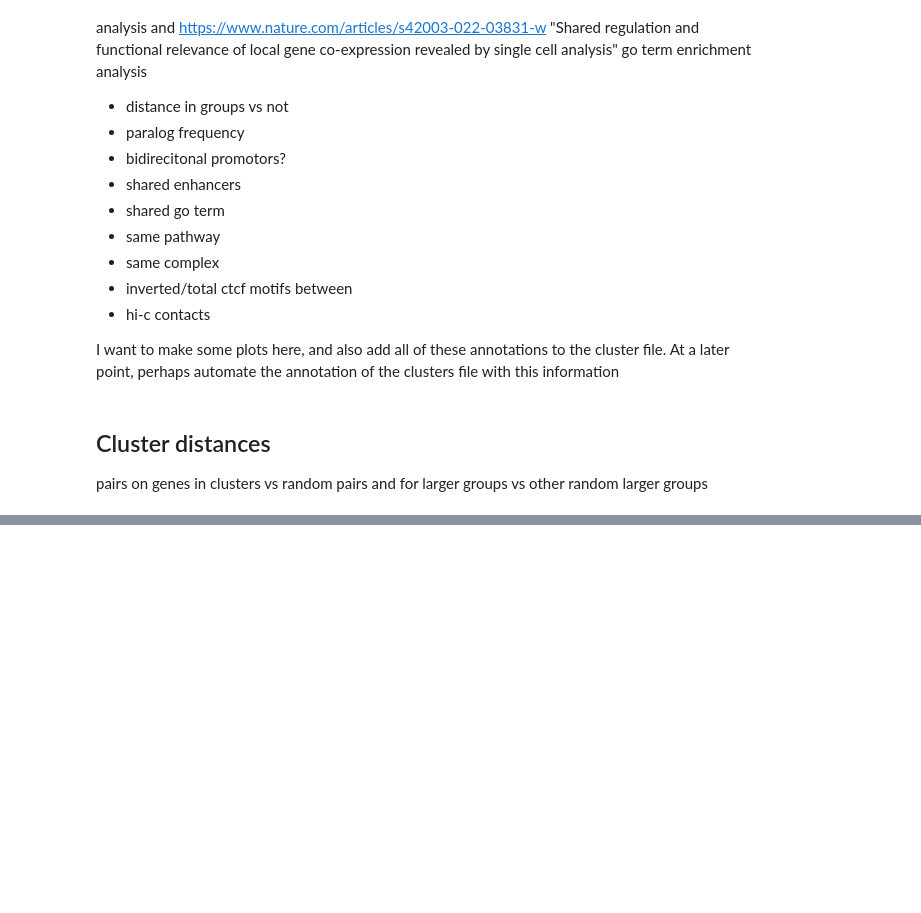
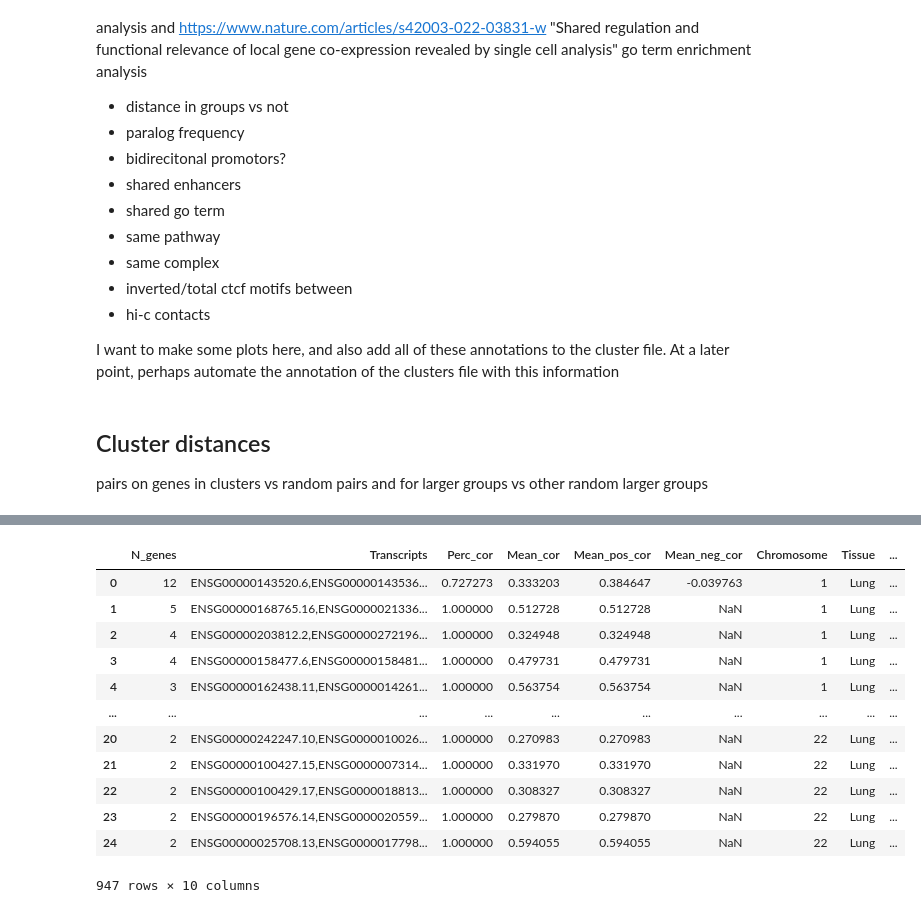
Before and after one commit to kal26/pcqtls, a Jupyter notebook: workflow/notebooks/cluster_analysis/cluster_annotation.ipynb, the cells around one changed output, grey strips where cells are left out. Saved outputs shown, nothing was run; the diff lists cells and outputs as text; code cells hidden in the pictures; blank space fills up the shorter version.

```diff
--- a/workflow/notebooks/cluster_analysis/cluster_annotation.ipynb
+++ b/workflow/notebooks/cluster_analysis/cluster_annotation.ipynb
@@ -158,0 +159,16 @@ if any of the genes in the cluster are opposite strand with tss < 1000 bp away,
+# %%
+cluster_df
+# %% [output]
+|  | N_genes | Transcripts | Perc_cor | Mean_cor | Mean_pos_cor | Mean_neg_cor | Chromosome | Tissue | ... |
+| 0 | 12 | ENSG00000143520.6,ENSG00000143536... | 0.727273 | 0.333203 | 0.384647 | -0.039763 | 1 | Lung | ... |
+| 1 | 5 | ENSG00000168765.16,ENSG0000021336... | 1.000000 | 0.512728 | 0.512728 | NaN | 1 | Lung | ... |
+| 2 | 4 | ENSG00000203812.2,ENSG00000272196... | 1.000000 | 0.324948 | 0.324948 | NaN | 1 | Lung | ... |
+| 3 | 4 | ENSG00000158477.6,ENSG00000158481... | 1.000000 | 0.479731 | 0.479731 | NaN | 1 | Lung | ... |
+| 4 | 3 | ENSG00000162438.11,ENSG0000014261... | 1.000000 | 0.563754 | 0.563754 | NaN | 1 | Lung | ... |
+| ... | ... | ... | ... | ... | ... | ... | ... | ... | ... |
+| 20 | 2 | ENSG00000242247.10,ENSG0000010026... | 1.000000 | 0.270983 | 0.270983 | NaN | 22 | Lung | ... |
+| 21 | 2 | ENSG00000100427.15,ENSG0000007314... | 1.000000 | 0.331970 | 0.331970 | NaN | 22 | Lung | ... |
+| 22 | 2 | ENSG00000100429.17,ENSG0000018813... | 1.000000 | 0.308327 | 0.308327 | NaN | 22 | Lung | ... |
+| 23 | 2 | ENSG00000196576.14,ENSG0000020559... | 1.000000 | 0.279870 | 0.279870 | NaN | 22 | Lung | ... |
+| 24 | 2 | ENSG00000025708.13,ENSG0000017798... | 1.000000 | 0.594055 | 0.594055 | NaN | 22 | Lung | ... |
+947 rows × 10 columns
```
Also changed, not shown: parts of 7 cells of this notebook, 1 other file.
